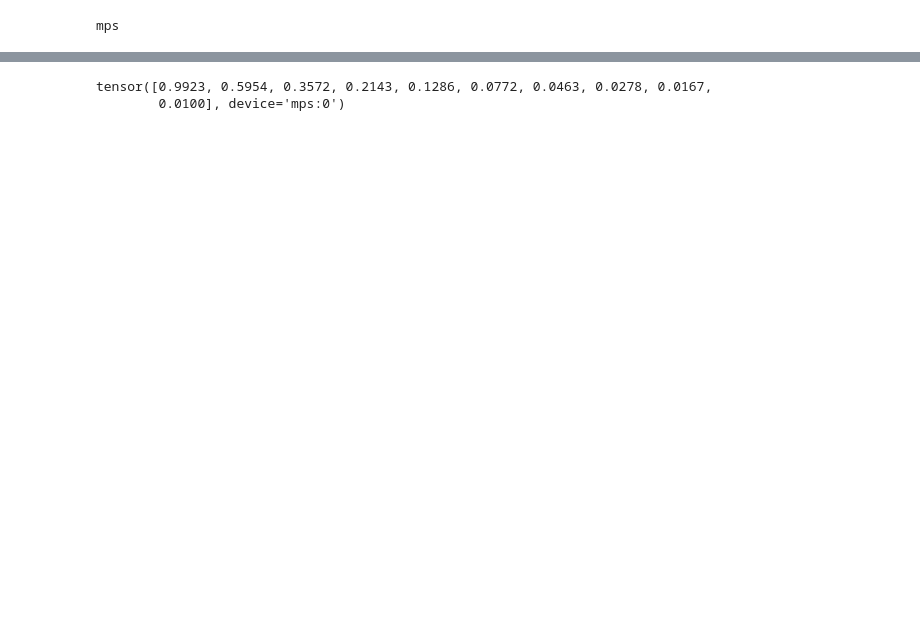
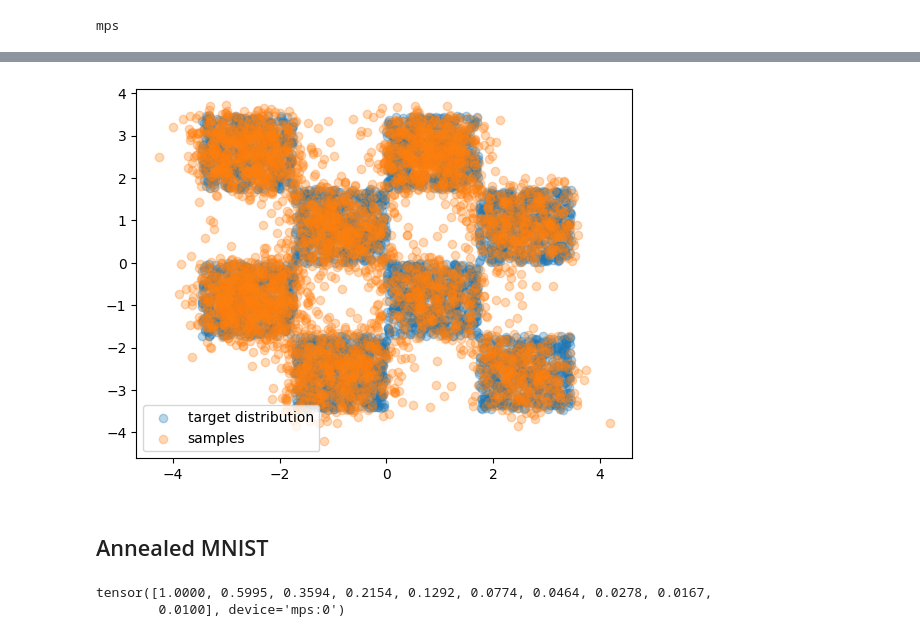
Before and after one commit to YasBroek/PGM-Denoising_Score_Matching, a Jupyter notebook: langevin.ipynb, the cells around one changed output, grey strips where cells are left out. Cells and saved outputs as stored; diff of their text form; code cells hidden in the pictures; blank space fills up the shorter version.

Commit message:
Test Langevin on Toy and MNIST

```diff
--- a/langevin.ipynb
+++ b/langevin.ipynb
@@ -27,0 +168,12 @@ mps
+# %%
+L = 12
+sigmas = torch.exp(torch.linspace(torch.log(torch.tensor(1e1)), torch.log(torch.tensor(1e-3)), L)).to(device)
+
+model = ToyScoreNet(L)
+optimizer = torch.optim.Adam(model.parameters(), lr=1e-3)
+
+perturbation = GaussianPerturbation()
+loss_fn = NCSNLoss(perturbation, sigmas, coeff_func=lambda s: s**2)
+
+trainer = Trainer(train_loader, model, device)
+sampler = AnnealedLangevinDynamics(model, sigmas, device)
@@ -28,12 +200,25 @@ mps
+# %%
+n_samples = 2 ** 12
+shape = (n_samples, 2)
+gen = sampler.sample(shape, epsilon=1e-6).cpu().numpy()
+
+fig, ax = plt.subplots(1,1)
+ax.scatter(target_ds[:n_samples][:,0], target_ds[:n_samples][:,1], alpha=0.3, label="target distribution")
+ax.scatter(gen[:,0], gen[:,1], alpha=0.3, label="samples")
+ax.legend()
+plt.show()
+# %% [output]
+[figure, added]
+# %% [markdown]
+## Annealed MNIST
 # %%
-sigma0 = 0.01
-r = 5 / 3
+sigma0 = 1
+sigmaL = 0.01
 L = 10
 
-sigmas = torch.as_tensor([sigma0 * r ** (L - i - 1) for i in range(L)], device=device)
-
+sigmas = torch.exp(torch.linspace(np.log(sigma0), np.log(sigmaL), L)).to(device)
 print(sigmas)
 # %% [output]
-tensor([0.9923, 0.5954, 0.3572, 0.2143, 0.1286, 0.0772, 0.0463, 0.0278, 0.0167,
+tensor([1.0000, 0.5995, 0.3594, 0.2154, 0.1292, 0.0774, 0.0464, 0.0278, 0.0167,
         0.0100], device='mps:0')
 # %%
```
Also changed, not shown: parts of 13 cells of this notebook, 2 other files.
